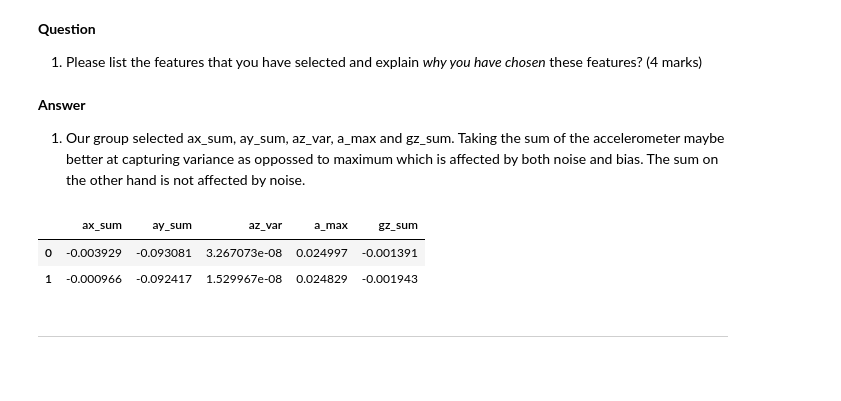
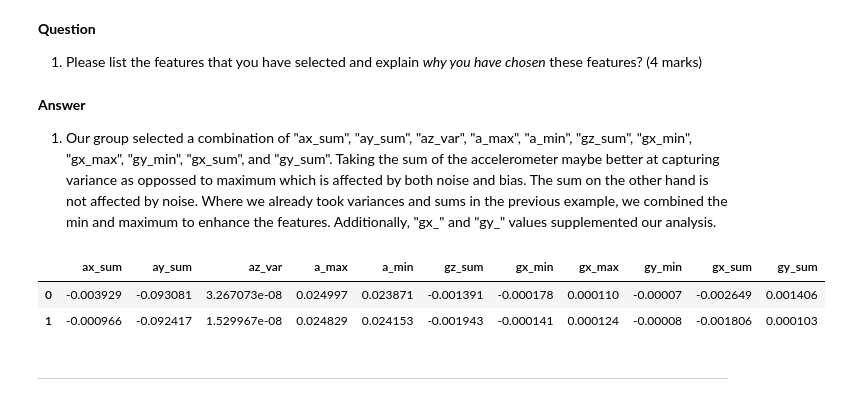
Before and after one commit to eunice-nwaobi/ENGG680_LAB_ASSIGNMENTS, a Jupyter notebook: Lab_Assignment4/Assignment 4.ipynb, the cells around one changed output. Saved outputs shown, nothing was run; the diff lists cells and outputs as text; code cells hidden in the pictures; blank space fills up the shorter version.

```diff
--- a/Lab_Assignment4/Assignment 4.ipynb
+++ b/Lab_Assignment4/Assignment 4.ipynb
@@ -692,15 +655,16 @@ ___
 1. Please list the features that you have selected and explain *why you have chosen* these features? (4 marks)
 # %% [markdown]
 **Answer**
-1.   Our group selected ax_sum, ay_sum, az_var, a_max and gz_sum. Taking the sum of the accelerometer maybe better at capturing variance as oppossed to maximum which is affected by both noise and bias. The sum on the other hand is not affected by noise.
+1.   Our group selected a combination of "ax_sum", "ay_sum", "az_var", "a_max", "a_min", "gz_sum", "gx_min", "gx_max", "gy_min", "gx_sum", and "gy_sum". Taking the sum of the accelerometer maybe better at capturing variance as oppossed to maximum which is affected by both noise and bias. The sum on the other hand is not affected by noise. Where we already took variances and sums in the previous example, we combined the min and maximum to enhance the features. Additionally, "gx_" and "gy_" values supplemented our analysis.
 # %%
 # TODO - Load group selected features from cv_set to X
-X = cv_set[["ax_sum", "ay_sum", "az_var", "a_max", "gz_sum"]]
+#X = cv_set[["ax_sum", "ay_sum", "az_var", "a_max", "gz_sum"]]
+X = cv_set[["ax_sum", "ay_sum", "az_var", "a_max", "a_min", "gz_sum", "gx_min", "gx_max", "gy_min", "gx_sum", "gy_sum"]]
 X.head(2)
 # %% [output]
-|  | ax_sum | ay_sum | az_var | a_max | gz_sum |
-| 0 | -0.003929 | -0.093081 | 3.267073e-08 | 0.024997 | -0.001391 |
-| 1 | -0.000966 | -0.092417 | 1.529967e-08 | 0.024829 | -0.001943 |
+|  | ax_sum | ay_sum | az_var | a_max | a_min | gz_sum | gx_min | gx_max | gy_min | gx_sum | gy_sum |
+| 0 | -0.003929 | -0.093081 | 3.267073e-08 | 0.024997 | 0.023871 | -0.001391 | -0.000178 | 0.000110 | -0.00007 | -0.002649 | 0.001406 |
+| 1 | -0.000966 | -0.092417 | 1.529967e-08 | 0.024829 | 0.024153 | -0.001943 | -0.000141 | 0.000124 | -0.00008 | -0.001806 | 0.000103 |
 # %%
 # TODO - Load motion_state column (target vector) into y
 y = cv_set["motion_state"]
```
Also changed, not shown: parts of 27 cells of this notebook.
